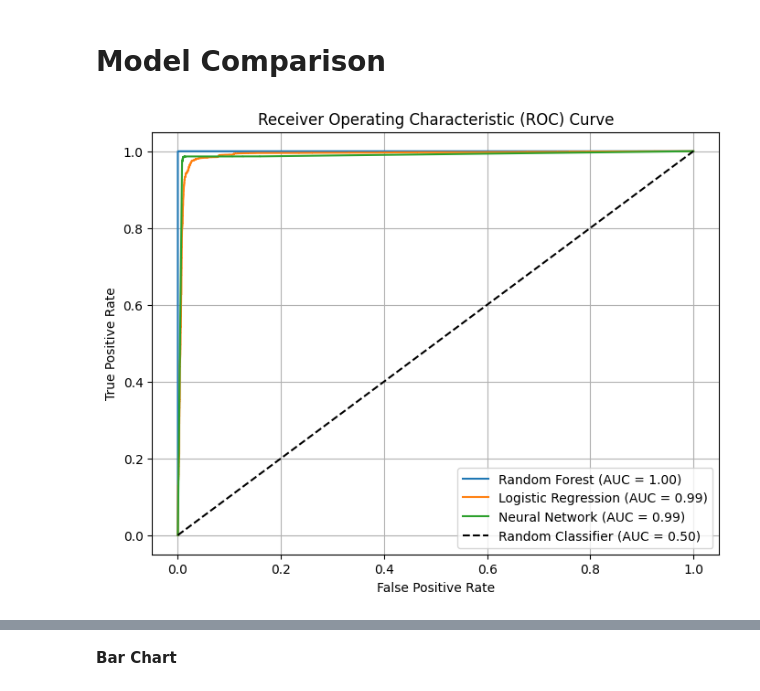
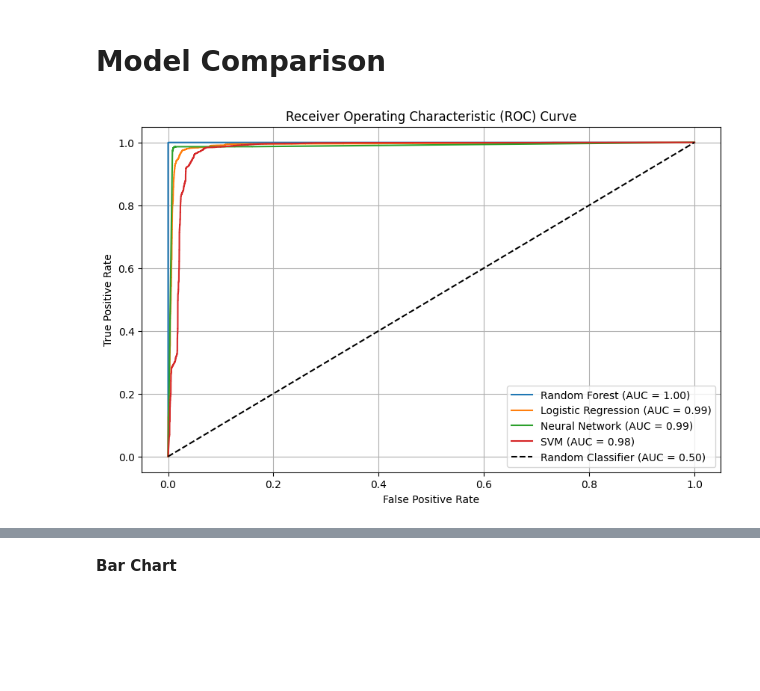
Before and after one commit to NSnightKING/DDoS-attack-detection, a Jupyter notebook: DDoS_Classification_1.ipynb, the cells around one changed output, grey strips where cells are left out. Cells and saved outputs as stored; diff of their text form; code cells hidden in the pictures; blank space fills up the shorter version.

```diff
--- a/DDoS_Classification_1.ipynb
+++ b/DDoS_Classification_1.ipynb
@@ -533,15 +540,13 @@ nn_proba = nn_model.predict_proba(X_test)
 # %%
-# # Random Forest
-# rf_proba = rf_model.predict_proba(X_test)
+# Random Forest
+rf_proba = rf_model.predict_proba(X_test)
 
-# # Logistic Regression
-# lr_proba = lr_model.predict_proba(X_test)
+# Logistic Regression
+lr_proba = lr_model.predict_proba(X_test)
 
-# # Neural Network
-# nn_proba = nn_model.predict_proba(X_test)
+# Neural Network
+nn_proba = nn_model.predict_proba(X_test)
 
-# # SVM (with probability enabled during training)
-# # svm_model = SVC(kernel='linear', probability=True, random_state=42)
-# # svm_model.fit(X_train, y_train)
-# svm_proba = svm_model.predict_proba(X_test)
+# SVM (with probability enabled during training)
+svm_proba = svm_model.predict_proba(X_test)
 # %%
@@ -583,36 +588,36 @@ nn_auc = auc(nn_fpr, nn_tpr)
 # %%
-# Plot ROC curves for all models
-plt.figure(figsize=(8, 6))
-plt.plot(rf_fpr, rf_tpr, label=f'Random Forest (AUC = {rf_auc:.2f})')
-plt.plot(lr_fpr, lr_tpr, label=f'Logistic Regression (AUC = {lr_auc:.2f})')
-plt.plot(nn_fpr, nn_tpr, label=f'Neural Network (AUC = {nn_auc:.2f})')
+# # Plot ROC curves for all models
+# plt.figure(figsize=(8, 6))
+# plt.plot(rf_fpr, rf_tpr, label=f'Random Forest (AUC = {rf_auc:.2f})')
+# plt.plot(lr_fpr, lr_tpr, label=f'Logistic Regression (AUC = {lr_auc:.2f})')
+# plt.plot(nn_fpr, nn_tpr, label=f'Neural Network (AUC = {nn_auc:.2f})')
 
-# Plot ROC curve for random classifier (50% area)
-plt.plot([0, 1], [0, 1], linestyle='--', color='black', label='Random Classifier (AUC = 0.50)')
+# # Plot ROC curve for random classifier (50% area)
+# plt.plot([0, 1], [0, 1], linestyle='--', color='black', label='Random Classifier (AUC = 0.50)')
 
-plt.xlabel('False Positive Rate')
-plt.ylabel('True Positive Rate')
-plt.title('Receiver Operating Characteristic (ROC) Curve')
-plt.legend()
-plt.grid()
-plt.show()
+# plt.xlabel('False Positive Rate')
+# plt.ylabel('True Positive Rate')
+# plt.title('Receiver Operating Characteristic (ROC) Curve')
+# plt.legend()
+# plt.grid()
+# plt.show()
-# %% [output]
-[figure, removed]
 # %%
-# # Plot ROC curves for all models
-# plt.figure(figsize=(10, 6))
-# plt.plot(rf_fpr, rf_tpr, label=f'Random Forest (AUC = {rf_auc:.2f})')
-# plt.plot(lr_fpr, lr_tpr, label=f'Logistic Regression (AUC = {lr_auc:.2f})')
-# plt.plot(nn_fpr, nn_tpr, label=f'Neural Network (AUC = {nn_auc:.2f})')
-# plt.plot(svm_fpr, svm_tpr, label=f'SVM (AUC = {svm_auc:.2f})')  # Add SVM curve
+# Plot ROC curves for all models
+plt.figure(figsize=(10, 6))
+plt.plot(rf_fpr, rf_tpr, label=f'Random Forest (AUC = {rf_auc:.2f})')
+plt.plot(lr_fpr, lr_tpr, label=f'Logistic Regression (AUC = {lr_auc:.2f})')
+plt.plot(nn_fpr, nn_tpr, label=f'Neural Network (AUC = {nn_auc:.2f})')
+plt.plot(svm_fpr, svm_tpr, label=f'SVM (AUC = {svm_auc:.2f})')  # Add SVM curve
 
-# # Plot ROC curve for random classifier (50% area)
-# plt.plot([0, 1], [0, 1], linestyle='--', color='black', label='Random Classifier (AUC = 0.50)')
+# Plot ROC curve for random classifier (50% area)
+plt.plot([0, 1], [0, 1], linestyle='--', color='black', label='Random Classifier (AUC = 0.50)')
 
-# plt.xlabel('False Positive Rate')
-# plt.ylabel('True Positive Rate')
-# plt.title('Receiver Operating Characteristic (ROC) Curve')
-# plt.legend()
-# plt.grid()
-# plt.show()
+plt.xlabel('False Positive Rate')
+plt.ylabel('True Positive Rate')
+plt.title('Receiver Operating Characteristic (ROC) Curve')
+plt.legend()
+plt.grid()
+plt.show()
+# %% [output]
+[figure, added]
 # %%
```
Also changed, not shown: parts of 16 cells of this notebook.
